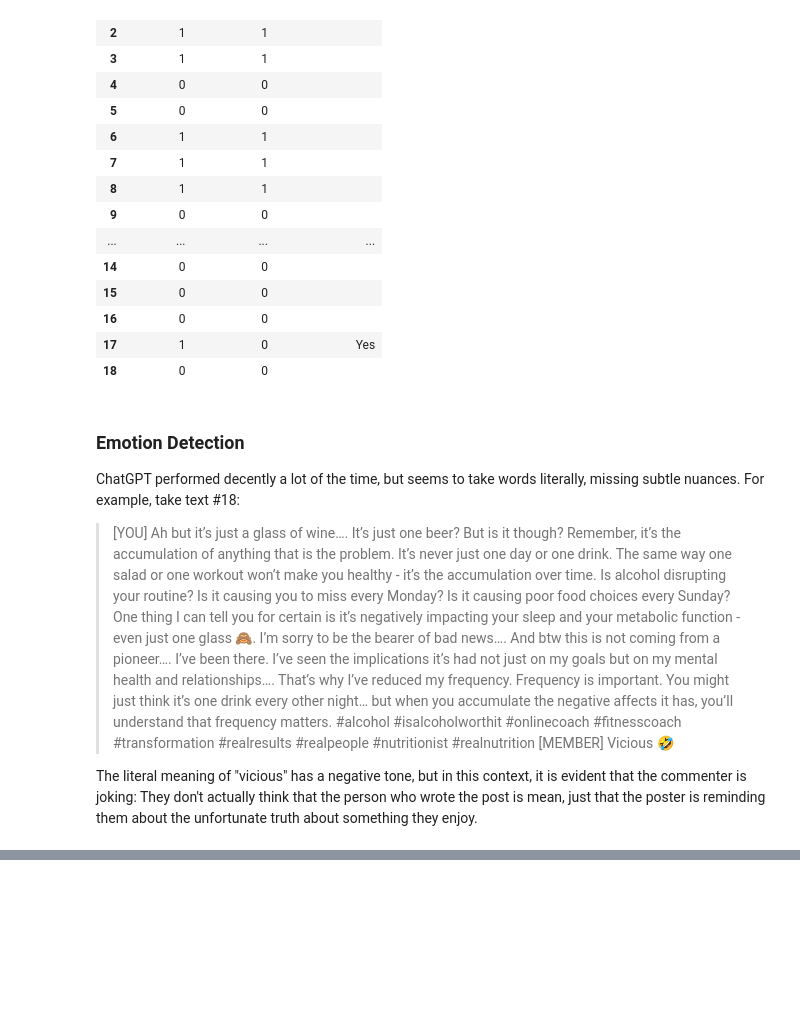
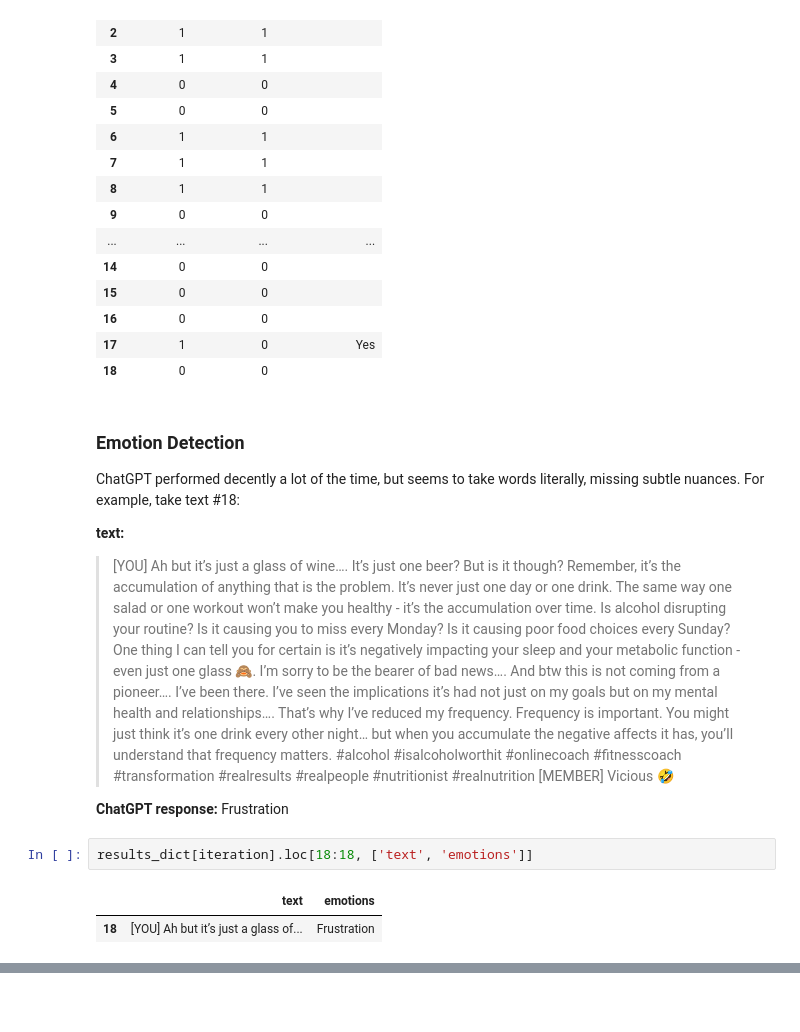
Before and after one commit to silvhua/ChatGPT-sentiment-analysis, a Jupyter notebook: notebooks/2023-07-04 portfolio notebook.ipynb, the cells around one changed output, grey strips where cells are left out. Drawn from its saved outputs; the diff is of its cells as text; blank space fills up the shorter version.

```diff
--- a/notebooks/2023-07-04 portfolio notebook.ipynb
+++ b/notebooks/2023-07-04 portfolio notebook.ipynb
@@ -673,6 +779,12 @@ transformed_df_dict[iteration]
 ### Emotion Detection
 ChatGPT performed decently a lot of the time, but seems to take words literally, missing subtle nuances. For example, take text #18:
 
+**text:**
 > [YOU] Ah but it’s just a glass of wine…. It’s just one beer? But is it though? Remember, it’s the accumulation of anything that is the problem. It’s never just one day or one drink. The same way one salad or one workout won’t make you healthy - it’s the accumulation over time. Is alcohol disrupting your routine? Is it causing you to miss every Monday? Is it causing poor food choices every Sunday? One thing I can tell you for certain is it’s negatively impacting your sleep and your metabolic function - even just one glass 🙈. I’m sorry to be the bearer of bad news…. And btw this is not coming from a pioneer…. I’ve been there. I’ve seen the implications it’s had not just on my goals but on my mental health and relationships…. That’s why I’ve reduced my frequency. Frequency is important. You might just think it’s one drink every other night… but when you accumulate the negative affects it has, you’ll understand that frequency matters. #alcohol #isalcoholworthit #onlinecoach #fitnesscoach #transformation #realresults #realpeople #nutritionist #realnutrition [MEMBER] Vicious 🤣
 
-The literal meaning of "vicious" has a negative tone, but in this context, it is evident that the commenter is joking: They don't actually think that the person who wrote the post is mean, just that the poster is reminding them about the unfortunate truth about something they enjoy.
+**ChatGPT response:** Frustration
+# %%
+results_dict[iteration].loc[18:18, ['text', 'emotions']]
+# %% [output]
+|  | text | emotions |
+| 18 | [YOU] Ah but it’s just a glass of... | Frustration |
```
Also changed, not shown: parts of 16 cells of this notebook.
